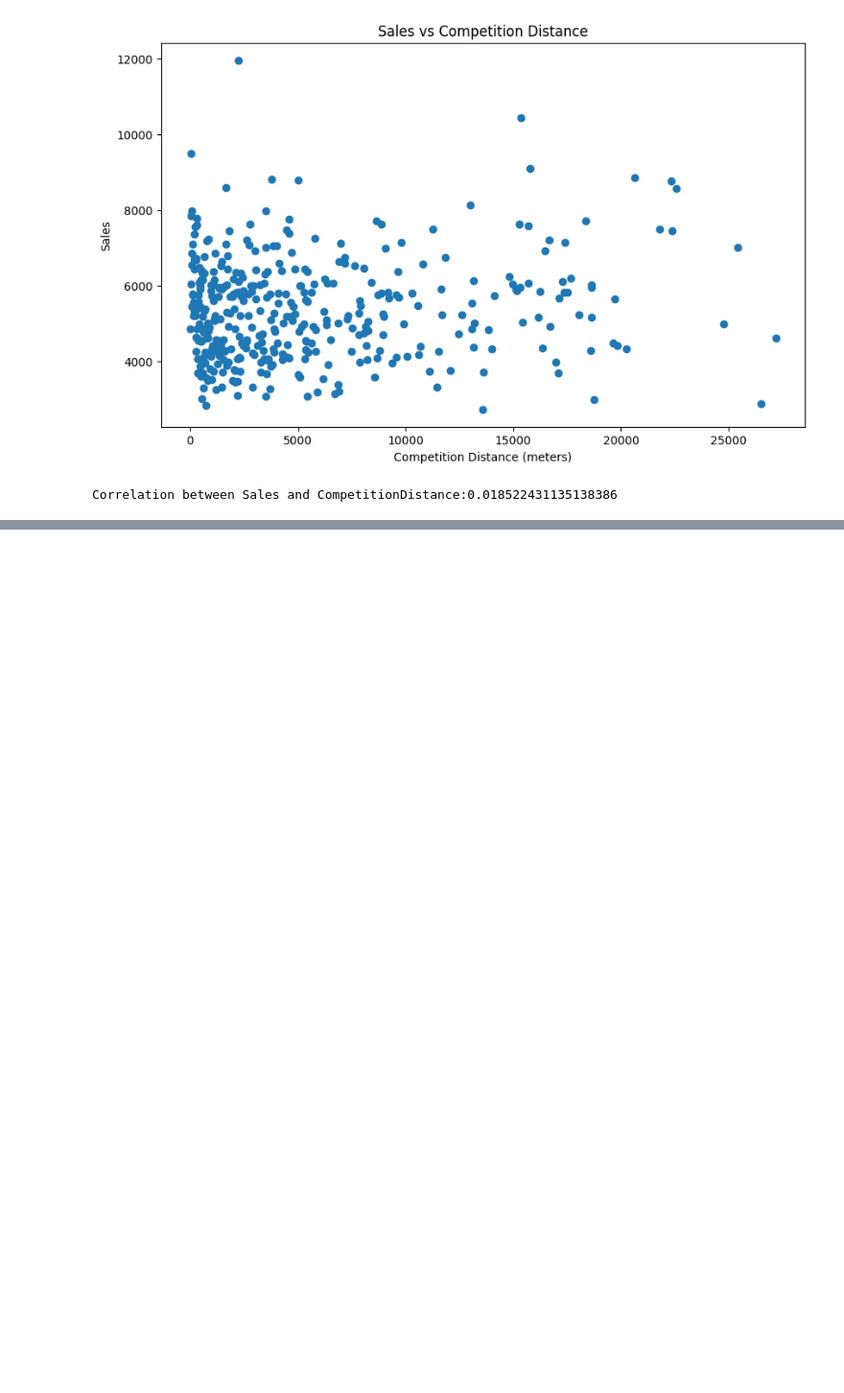
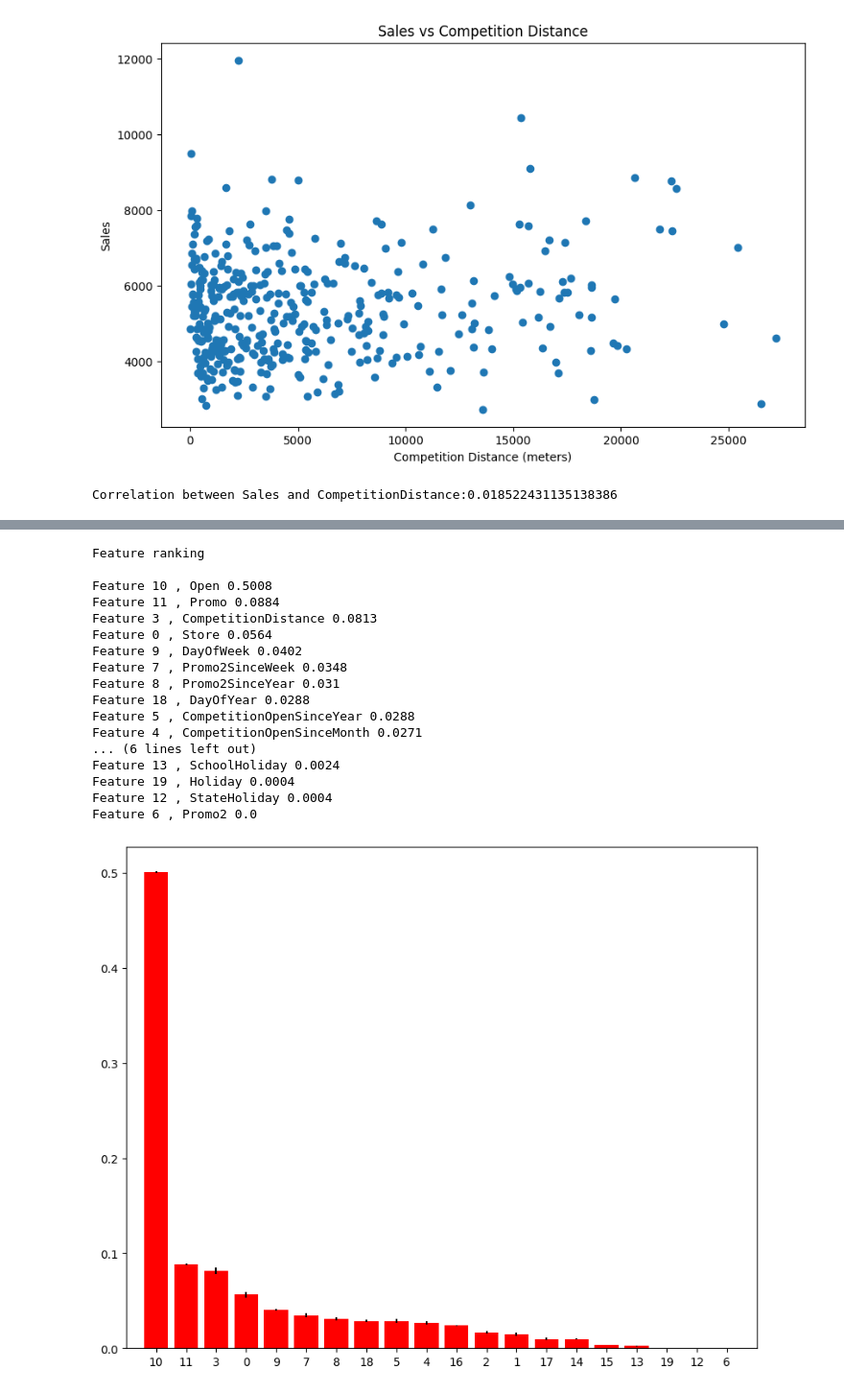
Before and after one commit to abrehamashebir/modeling-rossman-store-sales, a Jupyter notebook: notebooks/train_test.ipynb, the cells around one changed output, grey strips where cells are left out. Shown at 96% size. Cells and saved outputs as stored; diff of their text form; code cells hidden in the pictures; blank space fills up the shorter version.

```diff
--- a/notebooks/train_test.ipynb
+++ b/notebooks/train_test.ipynb
@@ -567,0 +710,37 @@ NameError: name 'a' is not defined
+# %%
+# feature importabnce for random forest model:
+importances = model.feature_importances_
+std=np.std([tree.feature_importances_ for tree in model.estimators_], axis=0)
+
+indices=np.argsort(importances)[::-1]
+colnames=list(x_train.columns)
+
+# print the feature ranking:
+print("\nFeature ranking\n")
+for f in range(x_train.shape[1]):
+    print ("Feature", indices[f], ",", colnames[indices[f]], round(importances[indices[f]],4))
+
+plt.figure(figsize=(10,8))
+plt.bar(range(x_train.shape[1]), importances[indices], color="r", yerr=std[indices], align="center")
+plt.xticks(range(x_train.shape[1]), indices)
+plt.xlim([-1, x_train.shape[1]])
+plt.show()
+# %% [output]
+Feature ranking
+
+Feature 10 , Open 0.5008
+Feature 11 , Promo 0.0884
+Feature 3 , CompetitionDistance 0.0813
+Feature 0 , Store 0.0564
+Feature 9 , DayOfWeek 0.0402
+Feature 7 , Promo2SinceWeek 0.0348
+Feature 8 , Promo2SinceYear 0.031
+Feature 18 , DayOfYear 0.0288
+Feature 5 , CompetitionOpenSinceYear 0.0288
+Feature 4 , CompetitionOpenSinceMonth 0.0271
+... (6 lines left out)
+Feature 13 , SchoolHoliday 0.0024
+Feature 19 , Holiday 0.0004
+Feature 12 , StateHoliday 0.0004
+Feature 6 , Promo2 0.0
+[figure, added]
```
Also changed, not shown: parts of 38 cells of this notebook, 1 other file.
